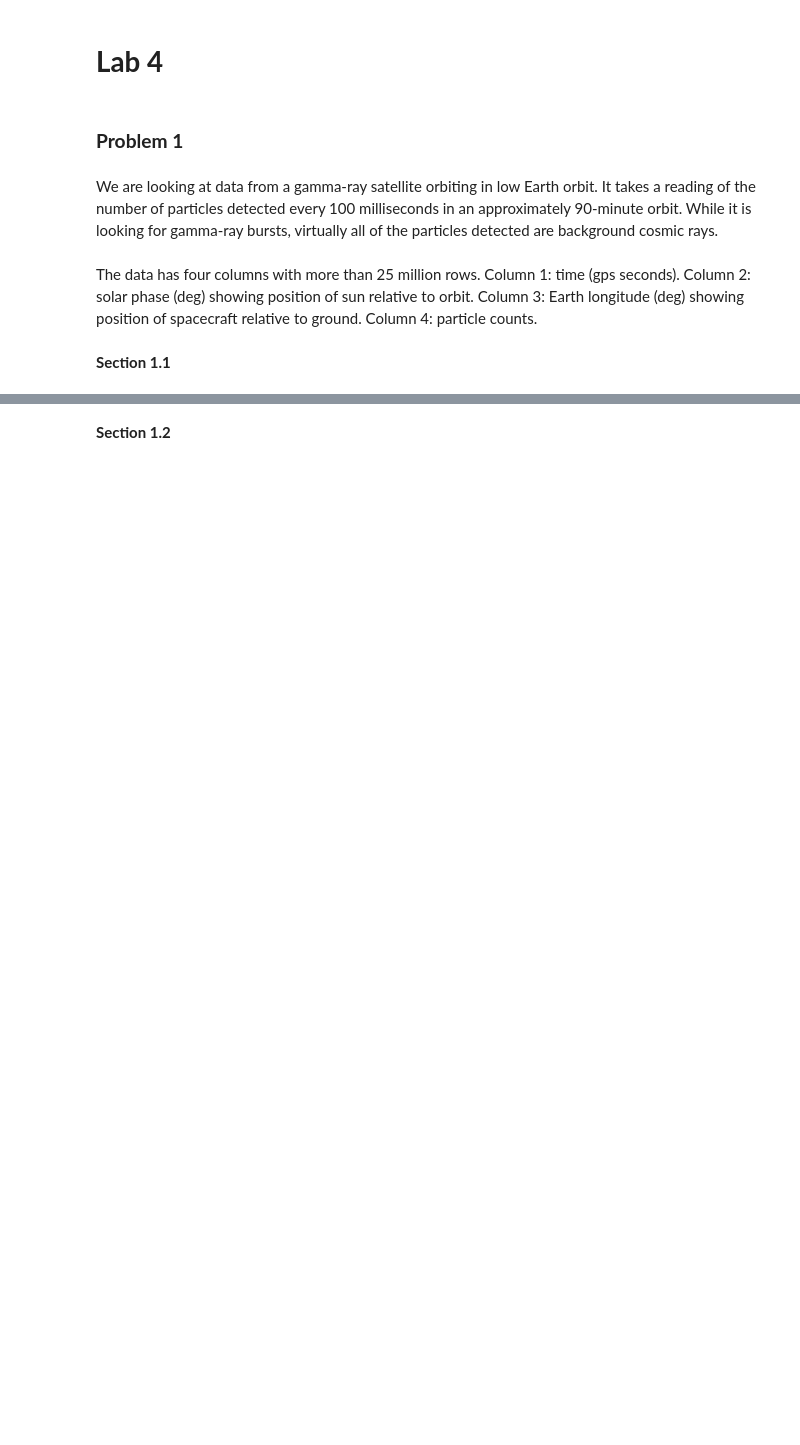
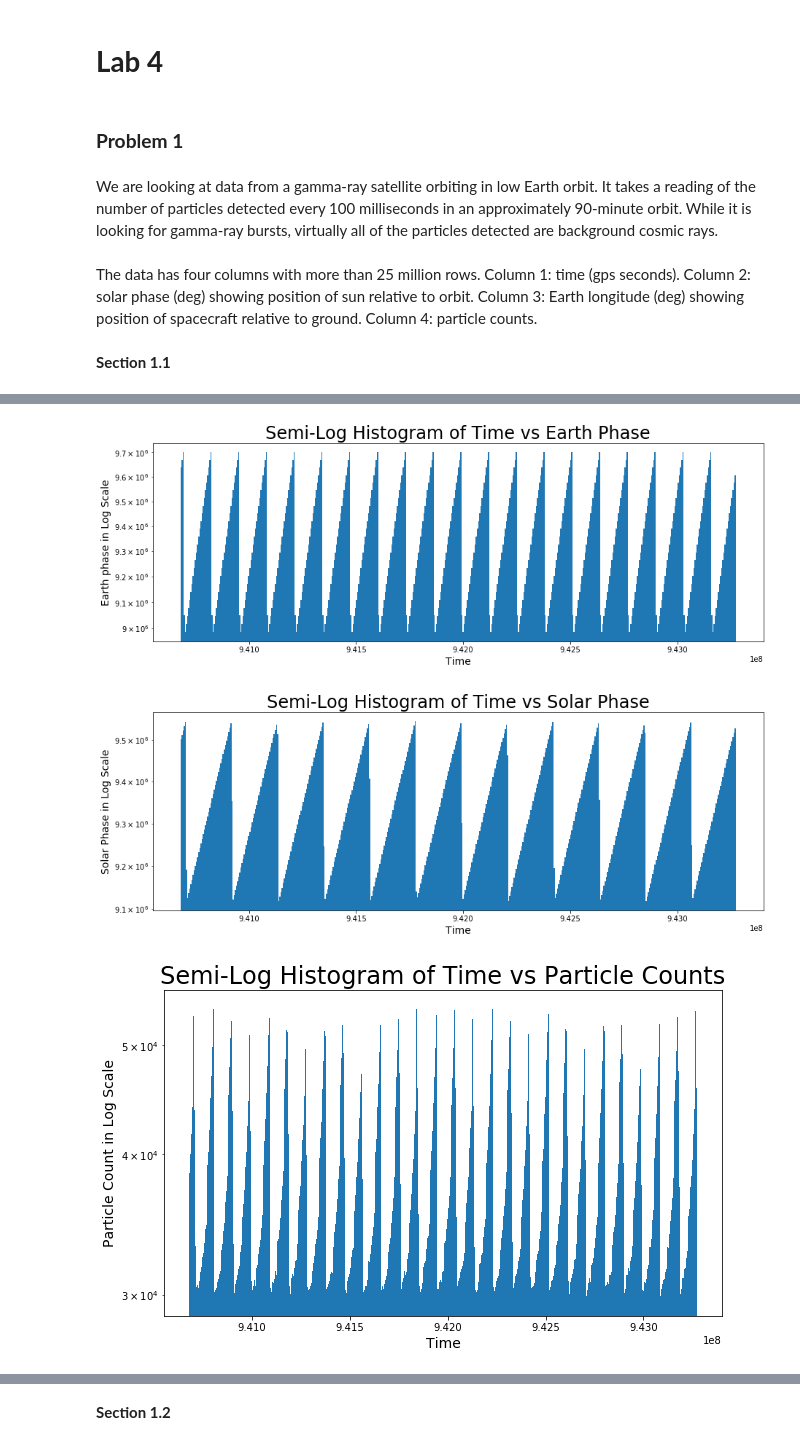
Before and after one commit to DerrickNguyenUW/PHYS434, a Jupyter notebook: Lab4.ipynb, the cells around one changed output, grey strips where cells are left out. Cells and saved outputs as stored; diff of their text form; code cells hidden in the pictures; blank space fills up the shorter version.

```diff
--- a/Lab4.ipynb
+++ b/Lab4.ipynb
@@ -59,0 +61,31 @@ plt.show()
+# %%
+# hist plot of time vs earth phase
+plt.figure(figsize=(15,5))
+plt.hist(time, weights=ephase, bins=500)
+plt.xlabel("Time", fontsize=14)
+plt.ylabel("Earth phase in Log Scale", fontsize=14)
+plt.title("Semi-Log Histogram of Time vs Earth Phase", fontsize=24)
+plt.yscale('log')
+plt.show()
+
+# hist plot of time vs solar phase
+plt.figure(figsize=(15,5))
+plt.hist(time, weights=sphase, bins=500)
+plt.xlabel("Time", fontsize=14)
+plt.ylabel("Solar Phase in Log Scale", fontsize=14)
+plt.title("Semi-Log Histogram of Time vs Solar Phase", fontsize=24)
+plt.yscale('log')
+plt.show()
+
+# hist plot of time vs particle count
+plt.figure(figsize=(10,6))
+plt.hist(time, weights=pcount, bins=5000)
+plt.yscale('log')
+plt.xlabel("Time", fontsize=14)
+plt.ylabel("Particle Count in Log Scale", fontsize=14)
+plt.title("Semi-Log Histogram of Time vs Particle Counts", fontsize=24)
+plt.show()
+# %% [output]
+[figure, added]
+[figure, added]
+[figure, added]
```
Also changed, not shown: parts of 24 cells of this notebook, 1 other file.
